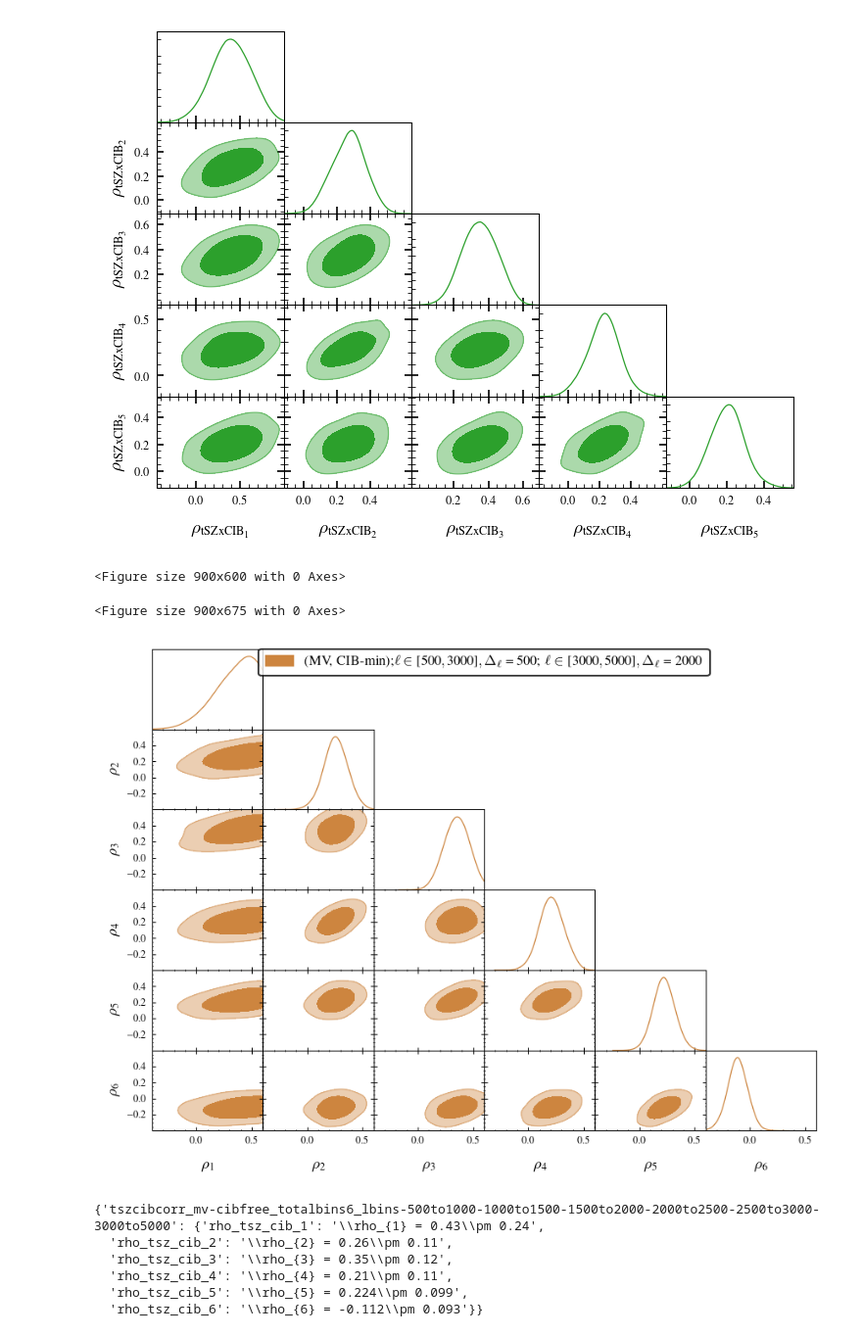
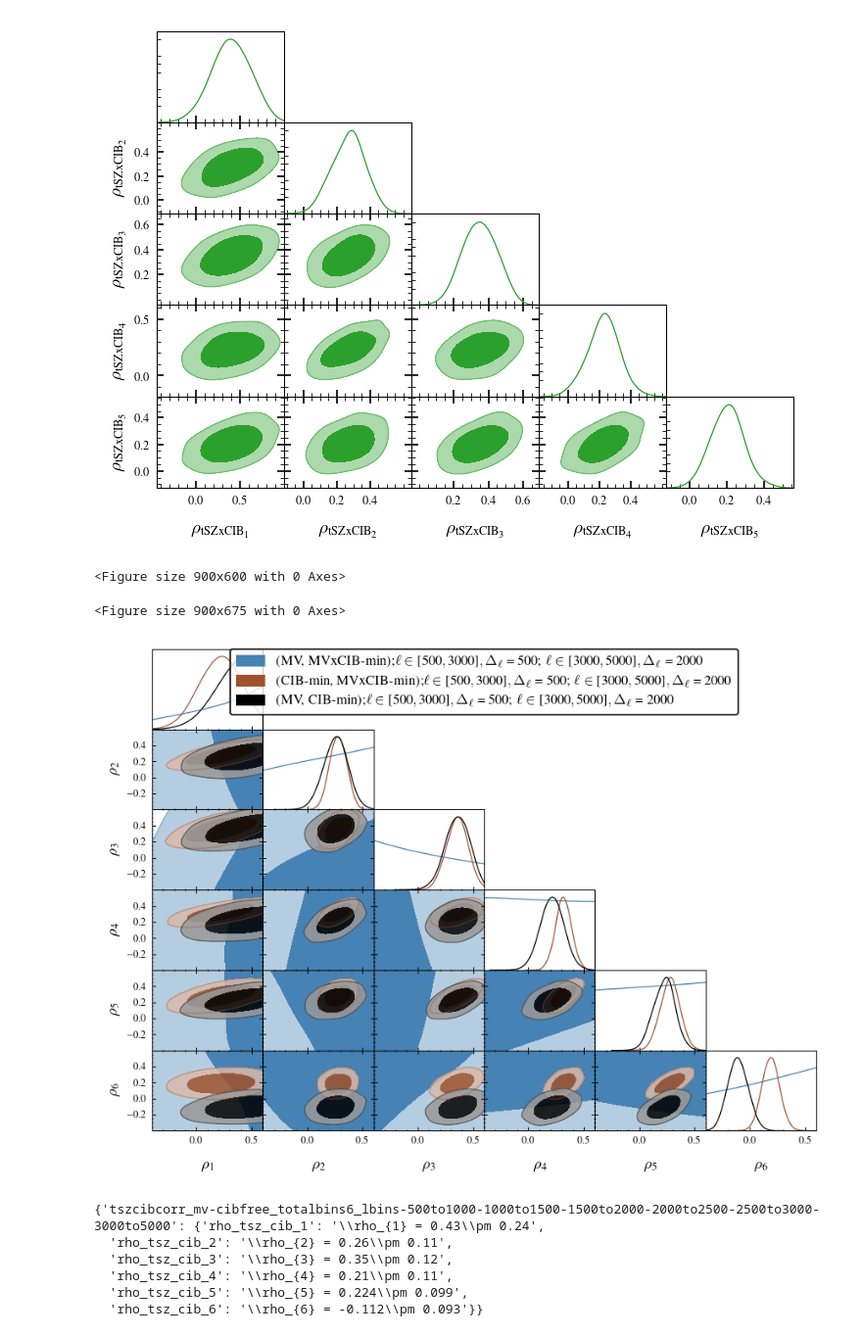
Before and after one commit to sriniraghunathan/tSZ_2pt_SPT_SPIRE, a Jupyter notebook: fit_for_tsz_cib.ipynb, the cells around one changed output. Shown: that part at 98% size. Cells and saved outputs as stored; diff of their text form; code cells hidden in the pictures.

```diff
--- a/fit_for_tsz_cib.ipynb
+++ b/fit_for_tsz_cib.ipynb
@@ -755,8 +758,8 @@ rcParams['text.usetex'] = True #False
 chain_name = 'tszcibcorr_cibfree-mvcrosscibfree_totalbins6_lbins-500to1000-1000to1500-1500to2000-2000to2500-2500to3000-3000to5000'
 
 chain_name_arr = [
-                  #'tszcibcorr_mv-mvcrosscibfree_totalbins6_lbins-500to1000-1000to1500-1500to2000-2000to2500-2500to3000-3000to5000',
-                  #'tszcibcorr_cibfree-mvcrosscibfree_totalbins6_lbins-500to1000-1000to1500-1500to2000-2000to2500-2500to3000-3000to5000',
+                  'tszcibcorr_mv-mvcrosscibfree_totalbins6_lbins-500to1000-1000to1500-1500to2000-2000to2500-2500to3000-3000to5000',
+                  'tszcibcorr_cibfree-mvcrosscibfree_totalbins6_lbins-500to1000-1000to1500-1500to2000-2000to2500-2500to3000-3000to5000',
                   'tszcibcorr_mv-cibfree_totalbins6_lbins-500to1000-1000to1500-1500to2000-2000to2500-2500to3000-3000to5000',
                  ]
 
@@ -777,9 +780,13 @@ params_arr_to_plot = []
 param_limits_dic = {}
 label_arr = []
 param_values_dict = {}
+cib_scatter_sigma = None
+tmpiter_key = 'cibmindata_tsz' #'sim_tsz'
+
 for chain_name in chain_name_arr:
     total_bins = int( chain_name.split('_')[2].replace('totalbins', '') )
-    chain_fd_and_name = 'results/chains/%s/%s' %(chain_name, chain_name)
+    #chain_fd_and_name = 'results/chains/%s/%s' %(chain_name, chain_name)
+    chain_fd_and_name = 'results/chains/%s/cib_scatter_sigma_%s/%s/%s' %(tmpiter_key, cib_scatter_sigma, chain_name, chain_name)
     curr_samples = getdist.mcsamples.loadMCSamples( chain_fd_and_name )
     curr_samples.removeBurn( burn_in_fraction )
 
@@ -829,35 +836,35 @@ g = plots.get_single_plotter(width_inch = 6)
 g.settings.title_limit_fontsize = 20
 if len(params_arr_to_plot) == 6:
     g.settings.legend_fontsize = 13
 elif len(params_arr_to_plot) == 6:
     g.settings.legend_fontsize = 17
 else:
     g.settings.legend_fontsize = 13
 g.triangle_plot(samples_arr_to_plot, params=params_arr_to_plot,
-                contour_colors=['peru', 'steelblue', 'black'],
+                contour_colors=['steelblue', 'sienna', 'black'],
                 #contour_colors=['silver', 'tab:green', 'peru', 'black'],
                 #contour_colors=['peru'],
                 framealpha = 1.,
                 filled=[True, True, True],
                 param_limits = param_limits_dic,
                 legend_labels = label_arr,
                 )
 total_subplots = len( g.subplots )
 for r in range( total_subplots ):
     for c in range( total_subplots ):
         if c>r:continue
         ax = g.subplots[r,c]
         ax.tick_params('both', length=2, width=0.5, which='major', direction = 'in')
         ax.tick_params('both', length=0.5, width=0.5, which='minor', direction = 'in')
         if r == c: ax.yaxis.set_visible(False) #diagonal
 
 plname = 'rho_tsz_cib.png'
 savefig(plname, dpi = 200.)
 show()
 # %% [output]
 <Figure size 900x600 with 0 Axes>
 <Figure size 900x675 with 0 Axes>
-[figure, old version]
+[figure, new version]
 # %%
 param_values_dict
 # %% [output]
```
Also changed, not shown: parts of 3 cells of this notebook, 1 other file.
